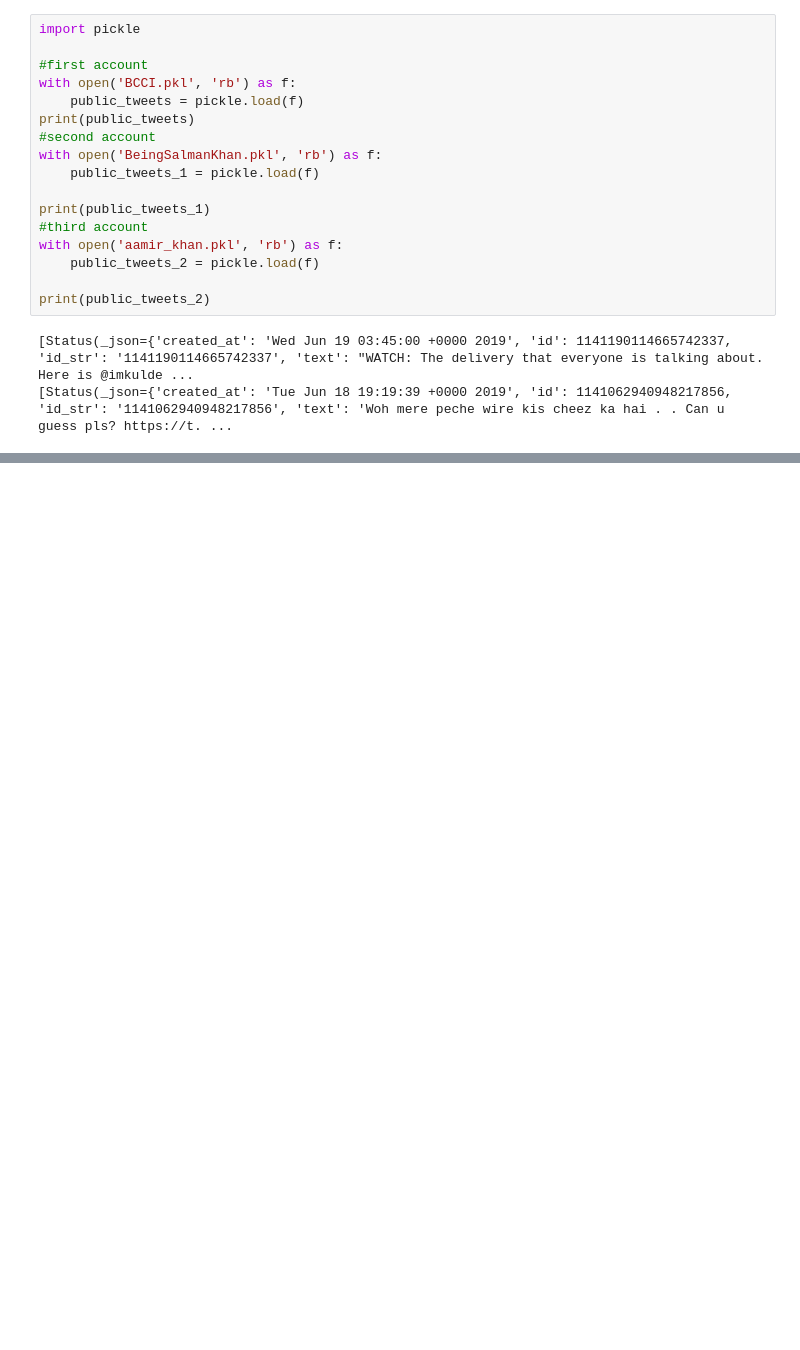
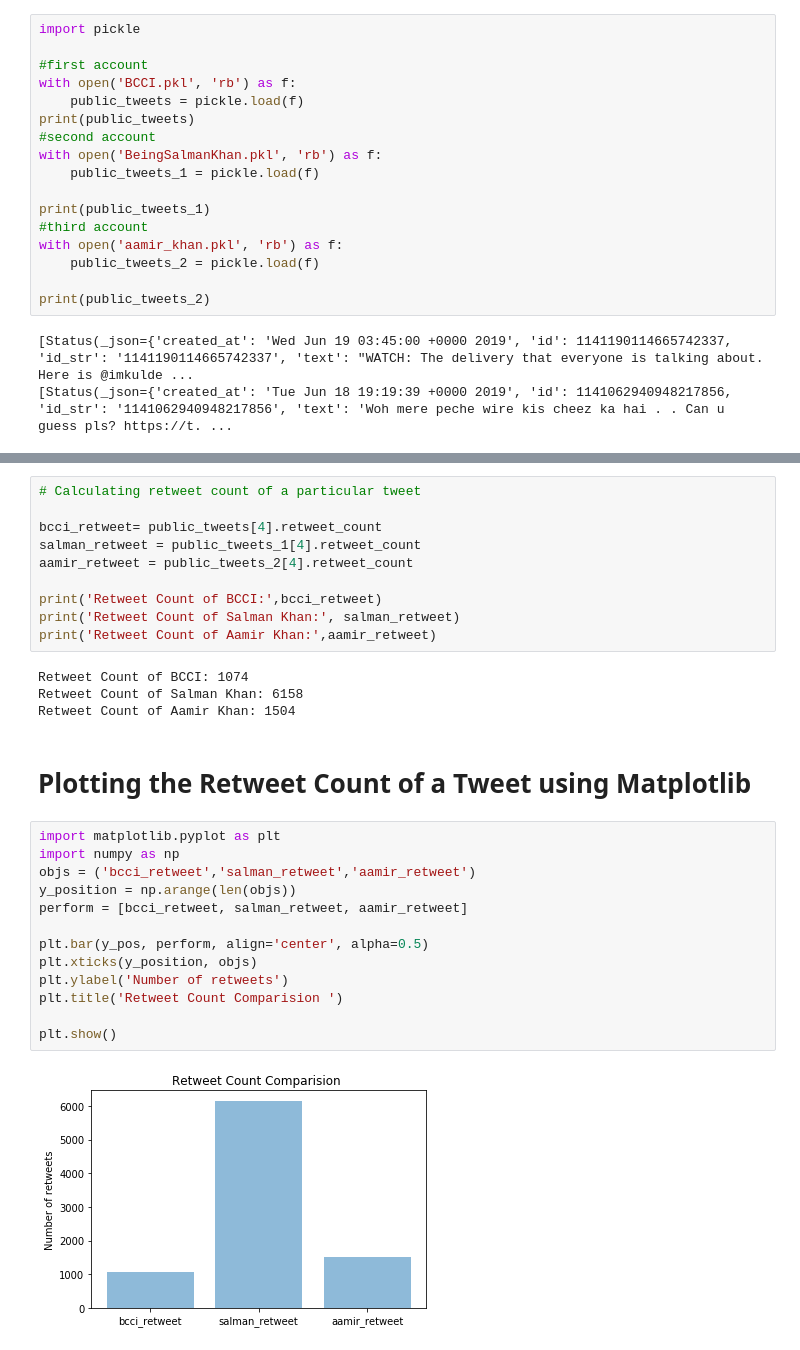
Before and after one commit to 44520-s19/wm-project-twitter-DurgaPrasadKallem, a Jupyter notebook: assignment3.ipynb, the cells around one changed output, grey strips where cells are left out. Saved outputs shown, nothing was run; the diff lists cells and outputs as text; blank space fills up the shorter version.

```diff
--- a/assignment3.ipynb
+++ b/assignment3.ipynb
@@ -41,0 +61,31 @@ print(public_tweets_2)
+# %%
+# Calculating retweet count of a particular tweet
+
+bcci_retweet= public_tweets[4].retweet_count
+salman_retweet = public_tweets_1[4].retweet_count
+aamir_retweet = public_tweets_2[4].retweet_count
+
+print('Retweet Count of BCCI:',bcci_retweet)
+print('Retweet Count of Salman Khan:', salman_retweet)
+print('Retweet Count of Aamir Khan:',aamir_retweet)
+# %% [output]
+Retweet Count of BCCI: 1074
+Retweet Count of Salman Khan: 6158
+Retweet Count of Aamir Khan: 1504
+# %% [markdown]
+# Plotting the Retweet Count of a Tweet using Matplotlib
+# %%
+import matplotlib.pyplot as plt
+import numpy as np
+objs = ('bcci_retweet','salman_retweet','aamir_retweet')
+y_position = np.arange(len(objs))
+perform = [bcci_retweet, salman_retweet, aamir_retweet]
+
+plt.bar(y_pos, perform, align='center', alpha=0.5)
+plt.xticks(y_position, objs)
+plt.ylabel('Number of retweets')
+plt.title('Retweet Count Comparision ')
+
+plt.show()
+# %% [output]
+[figure, added]
```
Also changed, not shown: parts of 6 cells of this notebook.
